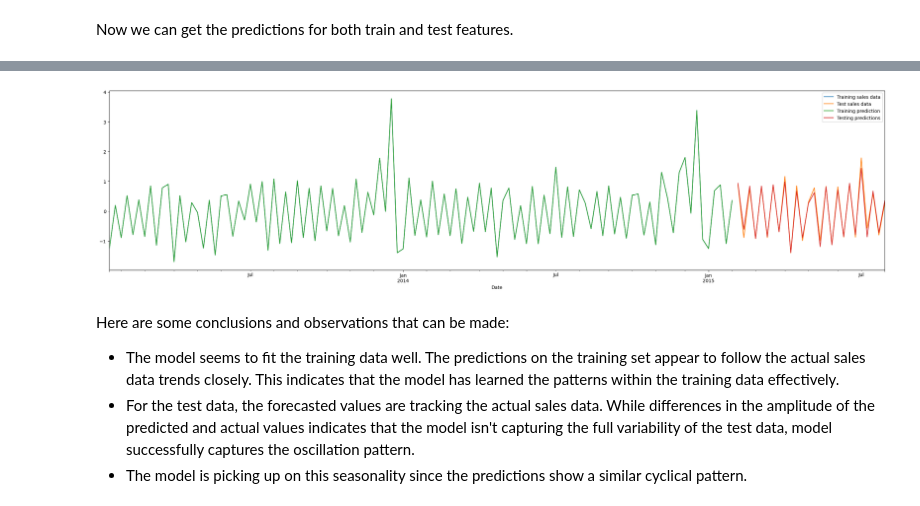
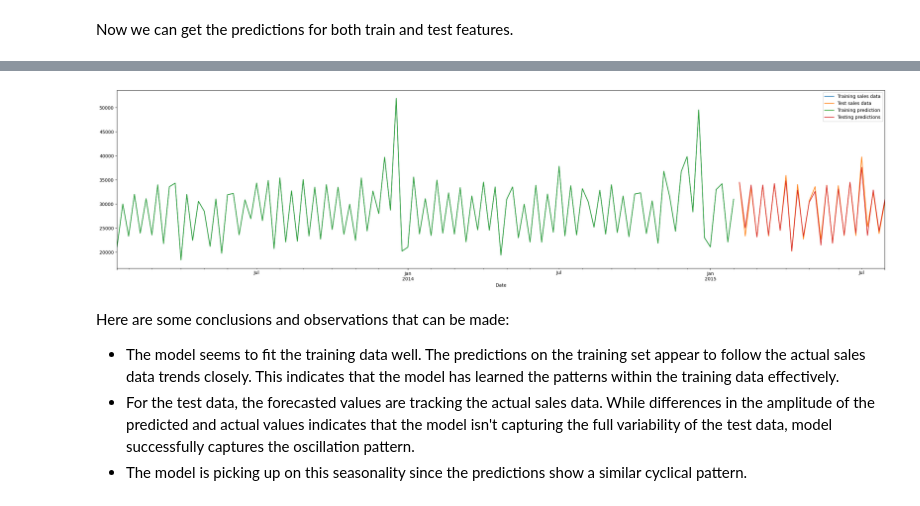
Before and after one commit to TheCamilovisk/RossmannSalesForecasting, a Jupyter notebook: XGBoost_model.ipynb, the cells around one changed output, grey strips where cells are left out. Cells and saved outputs as stored; diff of their text form; code cells hidden in the pictures.

```diff
--- a/XGBoost_model.ipynb
+++ b/XGBoost_model.ipynb
@@ -308,11 +308,17 @@ Now we can get the predictions for both train and test features.
 # %%
 train_predictions = pd.DataFrame()
 train_predictions.index = X_train.index
-train_predictions["Sales"] = sales_transform.inverse_transform((xgbr_regressor.predict(X_train))[np.newaxis, :]).squeeze()
+train_predictions["True Sales"] = sales_transform.inverse_transform(train_df[["Sales"]]).squeeze()
+train_predictions["Predicted Sales"] = (
+    sales_transform.inverse_transform((xgbr_regressor.predict(X_train))[np.newaxis, :]).squeeze()
+)
 
 test_predictions = pd.DataFrame()
 test_predictions.index = X_test.index
-test_predictions["Sales"] = sales_transform.inverse_transform(xgbr_regressor.predict(X_test)[np.newaxis, :]).squeeze()
+test_predictions["True Sales"] = sales_transform.inverse_transform(test_df[["Sales"]]).squeeze()
+test_predictions["Predicted Sales"] = (
+    sales_transform.inverse_transform(xgbr_regressor.predict(X_test)[np.newaxis, :]).squeeze()
+)
 
 display(train_predictions)
 display(test_predictions)
@@ -352,13 +358,13 @@ display(test_predictions)
 # %%
-ax = train_true_sales["Sales"].plot(label="Training sales data", kind="line", figsize=(30, 7))
-test_df["Sales"].plot(label="Test sales data", kind="line", ax=ax)
+ax = train_predictions["True Sales"].plot(label="Training sales data", kind="line", figsize=(30, 7))
+test_predictions["True Sales"].plot(label="Test sales data", kind="line", ax=ax)
 
-train_predictions["Sales"].plot(label="Training prediction", kind="line", ax=ax)
-test_predictions["Sales"].plot(label="Testing predictions", kind="line", ax=ax)
+train_predictions["Predicted Sales"].plot(label="Training prediction", kind="line", ax=ax)
+test_predictions["Predicted Sales"].plot(label="Testing predictions", kind="line", ax=ax)
 
 plt.legend();
 # %% [output]
-[figure, old version]
+[figure, new version]
 # %% [markdown]
 Here are some conclusions and observations that can be made:
 - The model seems to fit the training data well. The predictions on the training set appear to follow the actual sales data trends closely. This indicates that the model has learned the patterns within the training data effectively.
```
Also changed, not shown: parts of 1 cell of this notebook.
